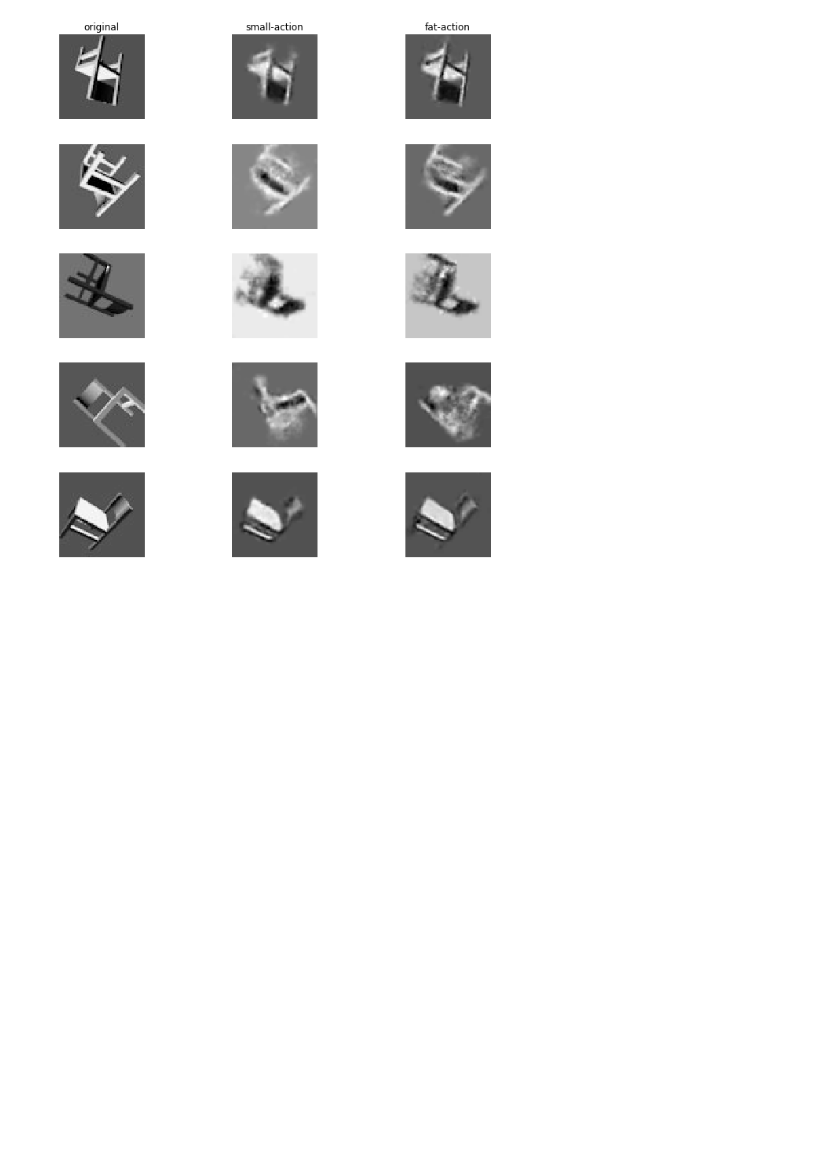
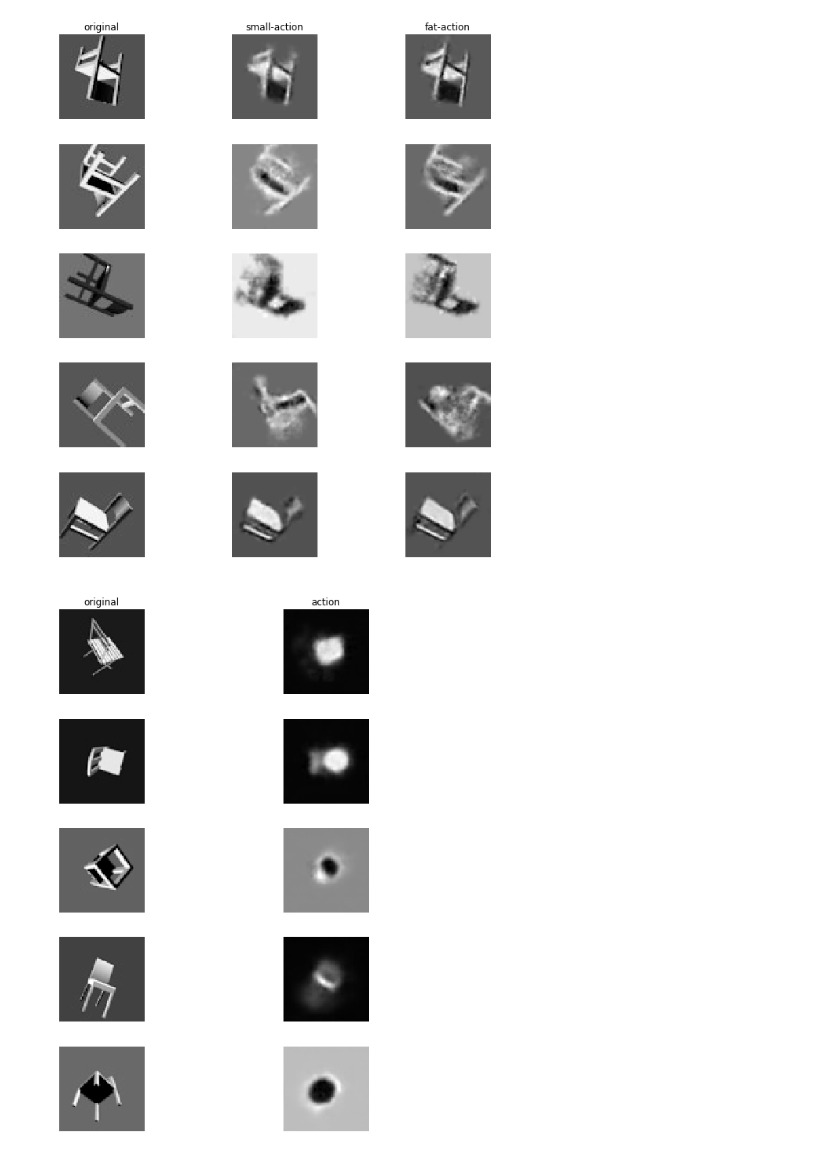
Before and after one commit to pimdh/lie-vae, a Jupyter notebook: supervised_interpolation.ipynb, the cells around one changed output. Cells and saved outputs as stored; diff of their text form; code cells hidden in the pictures; blank space fills up the shorter version.

```diff
--- a/supervised_interpolation.ipynb
+++ b/supervised_interpolation.ipynb
@@ -88,3 +93,24 @@ plot_reconstructions([images, reconstructions, reconstructions_fat],
                      ['original', 'small-action', 'fat-action'])
 # %% [output]
 [figure]
+# %%
+multi_dataset = SelectedDataset()
+# %%
+multi_action_dec = ActionNet(3, single_id=False)
+multi_action_dec.load_state_dict(torch.load('multi_outputs/ae-action/action_3.pickle'))
+multi_action_enc = Encoder(id_dims=10)
+multi_action_enc.load_state_dict(torch.load('multi_outputs/ae-action/action_3_enc.pickle'))
+# %%
+idxs = np.random.choice(len(multi_dataset), size=5, replace=False)
+id_label, rot_label, img_label = zip(*[multi_dataset[i] for i in idxs])
+id_label = torch.tensor(id_label, dtype=torch.long)
+rot_label = torch.stack(rot_label, 0)
+img_label = torch.stack(img_label, 0)
+
+code = multi_action_enc(img_label)
+reconstructions = multi_action_dec(*code)
+
+plot_reconstructions([img_label, reconstructions],
+                     ['original', 'action'])
+# %% [output]
+[figure, added]
```
Also changed, not shown: parts of 5 cells of this notebook, 1 other file.
